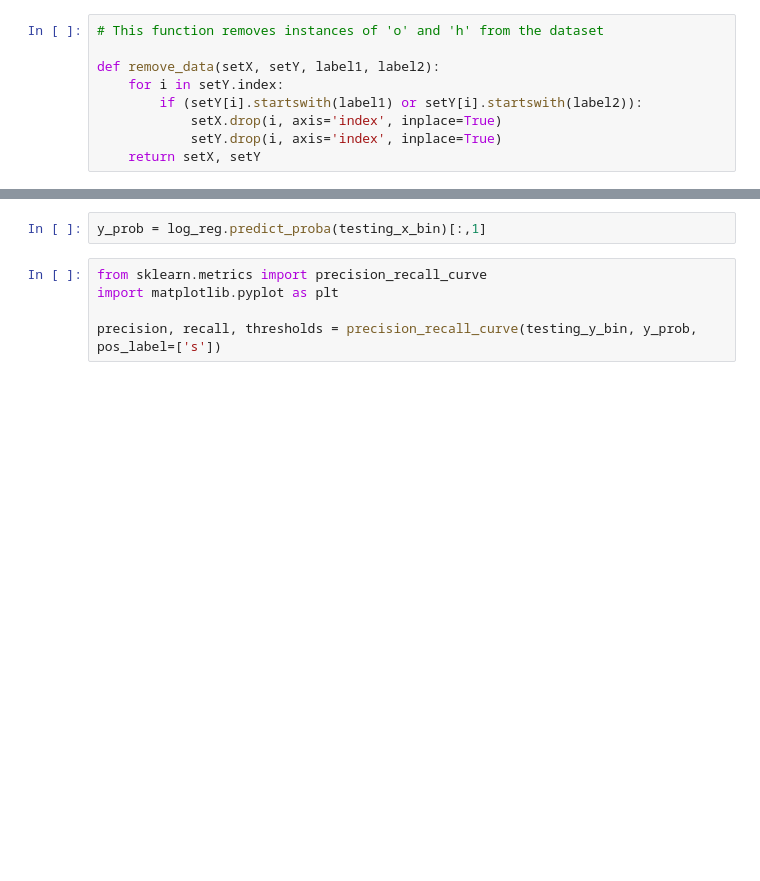
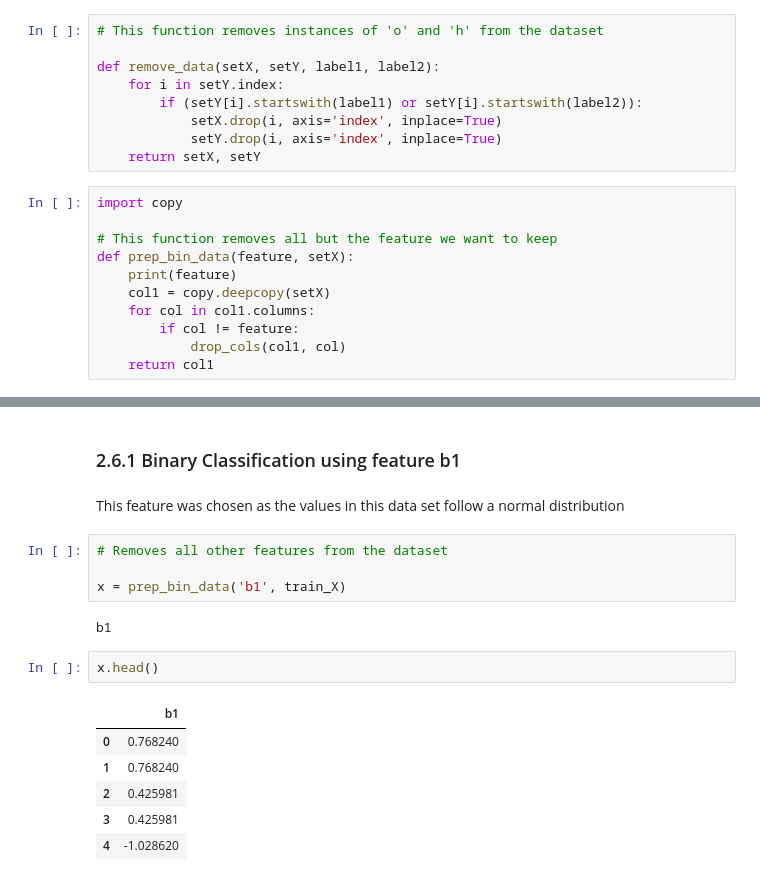
Before and after one commit to Bsubs/CITS5508_Machine_Learning, a Jupyter notebook: assignment1/assignment1.ipynb, the cells around one changed output, grey strips where cells are left out. Cells and saved outputs as stored; diff of their text form; blank space fills up the shorter version.

```diff
--- a/assignment1/assignment1.ipynb
+++ b/assignment1/assignment1.ipynb
@@ -212,5 +214,16 @@ def remove_data(setX, setY, label1, label2):
             setX.drop(i, axis='index', inplace=True)
             setY.drop(i, axis='index', inplace=True)
     return setX, setY
+# %%
+import copy
+
+# This function removes all but the feature we want to keep
+def prep_bin_data(feature, setX):
+    print(feature)
+    col1 = copy.deepcopy(setX)
+    for col in col1.columns:
+        if col != feature:
+            drop_cols(col1, col)
+    return col1
 # %%
 # Removing 'o' and 'h' from the datasets
@@ -286,7 +232,19 @@ Saving figure precision_recall_vs_threshold_plot
-# %%
-y_prob = log_reg.predict_proba(testing_x_bin)[:,1]
-# %%
-from sklearn.metrics import precision_recall_curve
-import matplotlib.pyplot as plt
-
-precision, recall, thresholds = precision_recall_curve(testing_y_bin, y_prob, pos_label=['s'])
+# %% [markdown]
+### 2.6.1 Binary Classification using feature b1
+# %% [markdown]
+This feature was chosen as the values in this data set follow a normal distribution
+# %%
+# Removes all other features from the dataset
+
+x = prep_bin_data('b1', train_X)
+# %% [output]
+b1
+# %%
+x.head()
+# %% [output]
+|  | b1 |
+| 0 | 0.768240 |
+| 1 | 0.768240 |
+| 2 | 0.425981 |
+| 3 | 0.425981 |
+| 4 | -1.028620 |
```
Also changed, not shown: parts of 44 cells of this notebook.
